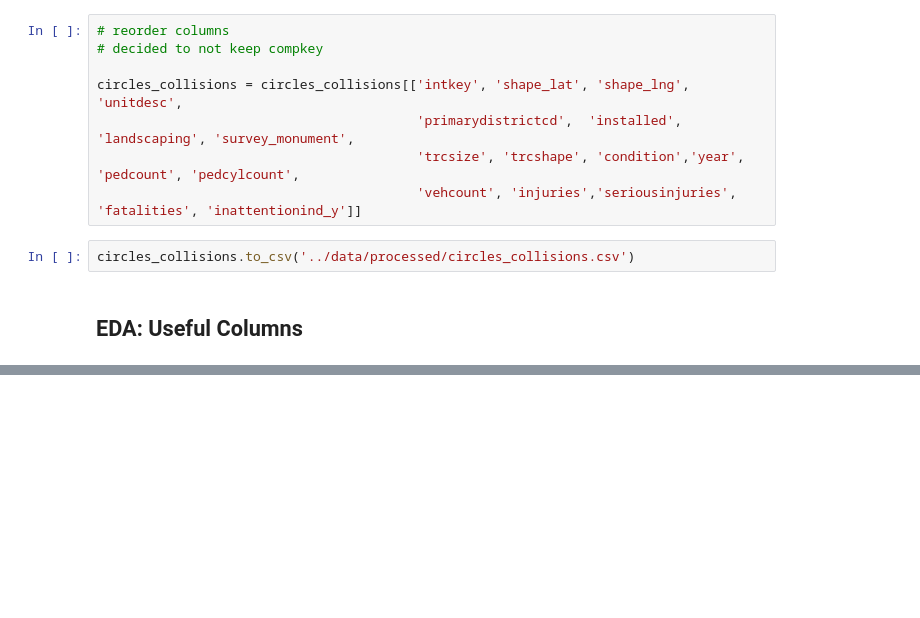
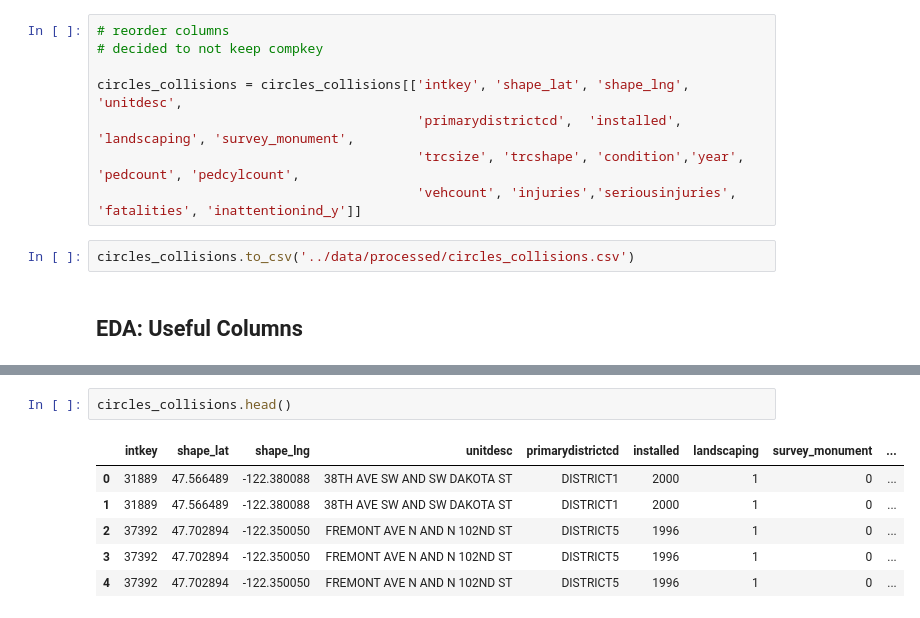
Before and after one commit to DataCircles/traffic_collisions_ml_team1, a Jupyter notebook: notebooks/cindy_trafficcrc.ipynb, the cells around one changed output, grey strips where cells are left out. Saved outputs shown, nothing was run; the diff lists cells and outputs as text; blank space fills up the shorter version.

```diff
--- a/notebooks/cindy_trafficcrc.ipynb
+++ b/notebooks/cindy_trafficcrc.ipynb
@@ -394,0 +423,9 @@ Index(['compkey', 'intkey', 'shape_lat', 'shape_lng', 'unitdesc',
+# %%
+circles_collisions.head()
+# %% [output]
+|  | intkey | shape_lat | shape_lng | unitdesc | primarydistrictcd | installed | landscaping | survey_monument | ... |
+| 0 | 31889 | 47.566489 | -122.380088 | 38TH AVE SW AND SW DAKOTA ST | DISTRICT1 | 2000 | 1 | 0 | ... |
+| 1 | 31889 | 47.566489 | -122.380088 | 38TH AVE SW AND SW DAKOTA ST | DISTRICT1 | 2000 | 1 | 0 | ... |
+| 2 | 37392 | 47.702894 | -122.350050 | FREMONT AVE N AND N 102ND ST | DISTRICT5 | 1996 | 1 | 0 | ... |
+| 3 | 37392 | 47.702894 | -122.350050 | FREMONT AVE N AND N 102ND ST | DISTRICT5 | 1996 | 1 | 0 | ... |
+| 4 | 37392 | 47.702894 | -122.350050 | FREMONT AVE N AND N 102ND ST | DISTRICT5 | 1996 | 1 | 0 | ... |
```
Also changed, not shown: parts of 9 cells of this notebook.
